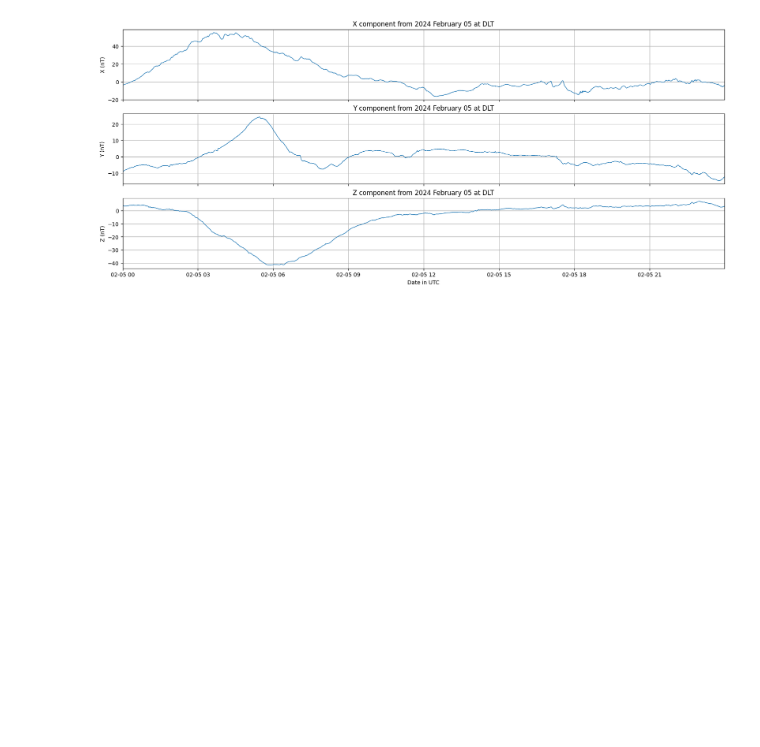
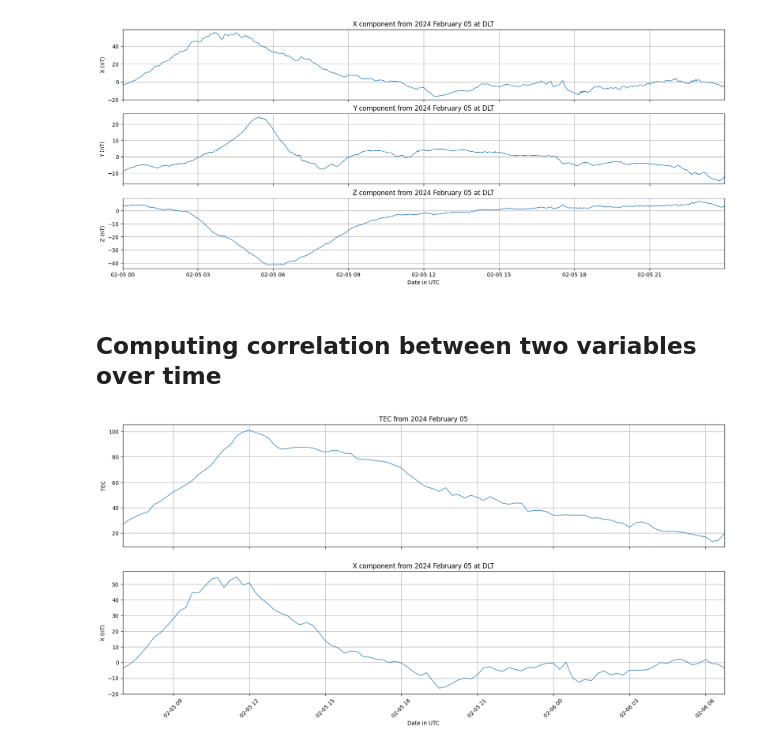
Before and after one commit to linmyint-lab/geodata, a Jupyter notebook: ParticalDetctionWS_CMU2024.ipynb, the cells around one changed output. Drawn from its saved outputs; the diff is of its cells as text; code cells hidden in the pictures; blank space fills up the shorter version.

```diff
--- a/ParticalDetctionWS_CMU2024.ipynb
+++ b/ParticalDetctionWS_CMU2024.ipynb
@@ -760,3 +760,27 @@ ax[2].grid()
 plt.show()
 # %% [output]
 [figure]
+# %% [markdown]
+## Computing correlation between two variables over time
+# %%
+val_1 = cdf_data["tecUQR"].values[:,lat_index,lon_index].flatten()
+val_2 = temp_df['X (nT)'].values[np.arange(0,1440,15)].flatten()
+val_df = pd.DataFrame({'TEC':val_1, 'Magnetic': val_2})
+# %%
+fig,ax = plt.subplots(nrows=2, ncols=1, figsize=(20.0,9.0), sharex=True) #figsize=(20.0,8.0)
+ax[0].plot(time_idx,val_df ['TEC'],linewidth=1)
+ax[1].plot(time_idx, val_df ['Magnetic'],linewidth=1)
+
+  # Mag_median_df = Mag_median_df.resample('D').last()
+ax[0].set(ylabel='TEC', title= 'TEC from ' +  year_month)
+ax[1].set(xlabel='Date in UTC', ylabel='X (nT)', title= 'X component from ' +  year_month+ ' at ' + stat_name)
+
+ax[0].set_xlim(time_idx.min(), time_idx.max())
+ax[1].set_xlim(time_idx.min(), time_idx.max())
+
+plt.setp(ax[1].get_xticklabels(), rotation=45)
+ax[0].grid()
+ax[1].grid()
+plt.show()
+# %% [output]
+[figure, added]
```
Also changed, not shown: parts of 6 cells of this notebook.
